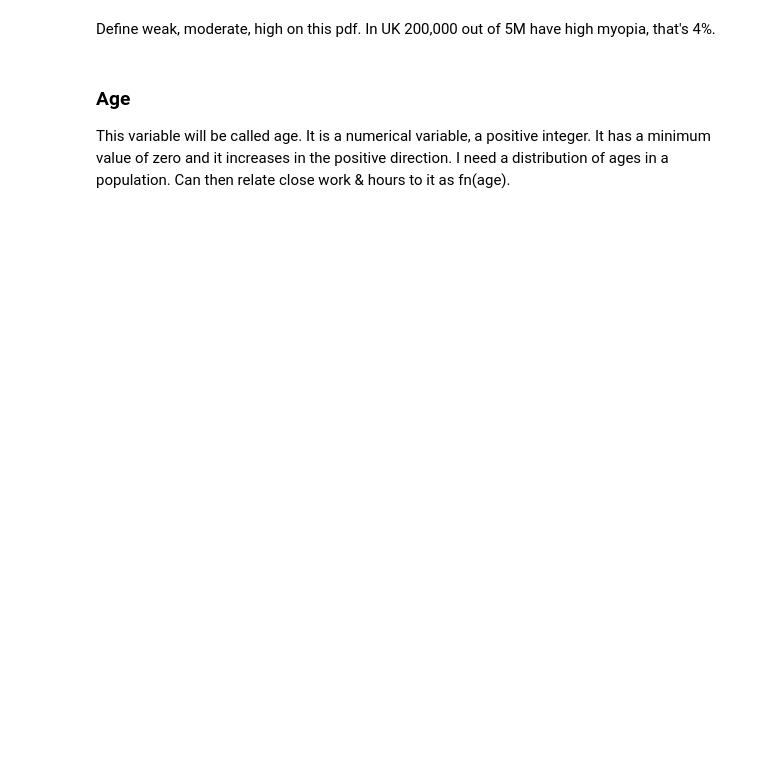
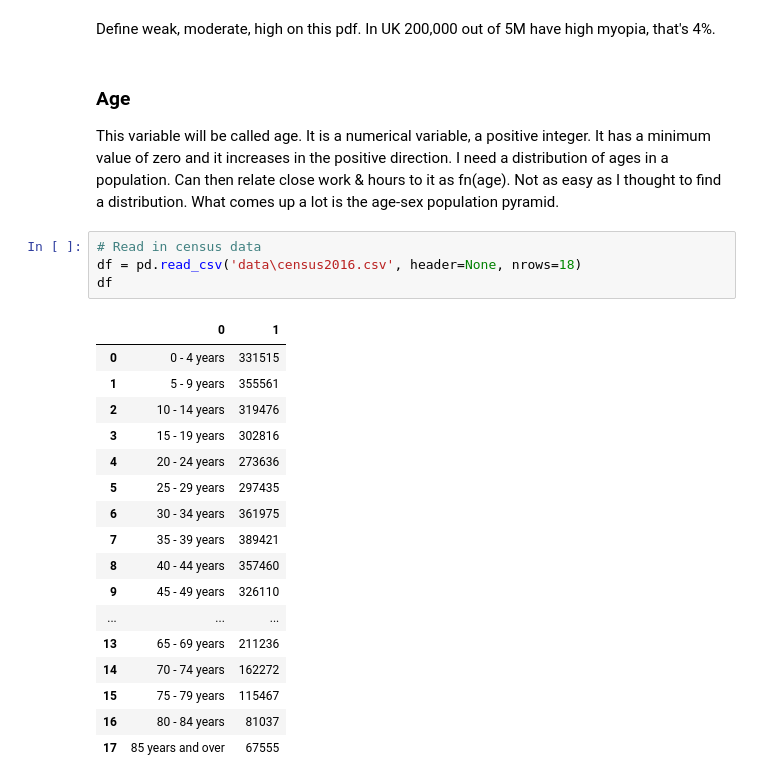
Before and after one commit to elizabethdaly/simulating-data, a Jupyter notebook: eyesight.ipynb, the cells around one changed output. Cells and saved outputs as stored; diff of their text form; blank space fills up the shorter version.

```diff
--- a/eyesight.ipynb
+++ b/eyesight.ipynb
@@ -179,4 +179,26 @@ plt.grid()
 Define weak, moderate, high on this pdf. In UK 200,000 out of 5M have high myopia, that's 4%.
 # %% [markdown]
 ### Age
-This variable will be called age. It is a numerical variable, a positive integer. It has a minimum value of zero and it increases in the positive direction. I need a distribution of ages in a population. Can then relate close work & hours to it as fn(age).
+This variable will be called age. It is a numerical variable, a positive integer. It has a minimum value of zero and it increases in the positive direction. I need a distribution of ages in a population. Can then relate close work & hours to it as fn(age). Not as easy as I thought to find a distribution. What comes up a lot is the age-sex population pyramid.
+# %%
+# Read in census data
+df = pd.read_csv('data\census2016.csv', header=None, nrows=18)
+df
+# %% [output]
+|  | 0 | 1 |
+| 0 | 0 - 4 years | 331515 |
+| 1 | 5 - 9 years | 355561 |
+| 2 | 10 - 14 years | 319476 |
+| 3 | 15 - 19 years | 302816 |
+| 4 | 20 - 24 years | 273636 |
+| 5 | 25 - 29 years | 297435 |
+| 6 | 30 - 34 years | 361975 |
+| 7 | 35 - 39 years | 389421 |
+| 8 | 40 - 44 years | 357460 |
+| 9 | 45 - 49 years | 326110 |
+| ... | ... | ... |
+| 13 | 65 - 69 years | 211236 |
+| 14 | 70 - 74 years | 162272 |
+| 15 | 75 - 79 years | 115467 |
+| 16 | 80 - 84 years | 81037 |
+| 17 | 85 years and over | 67555 |
```
Also changed, not shown: parts of 6 cells of this notebook, 3 other files.
